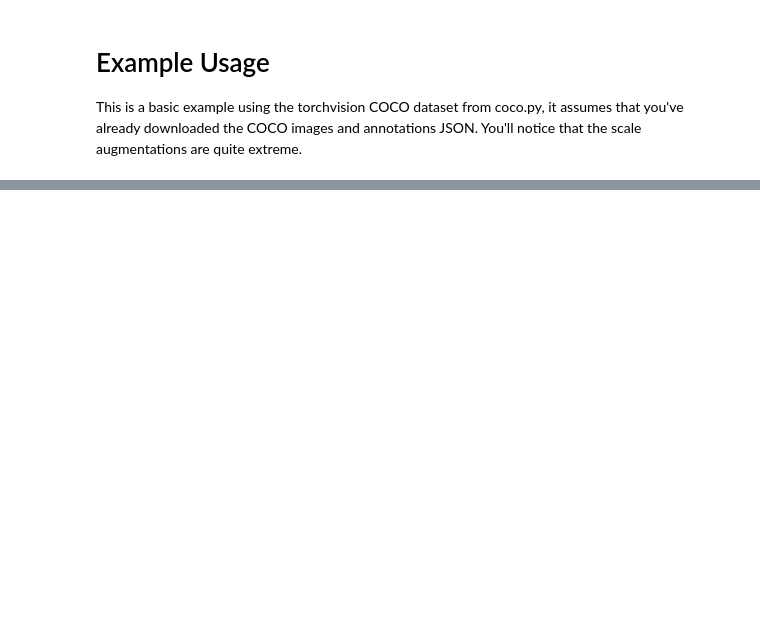
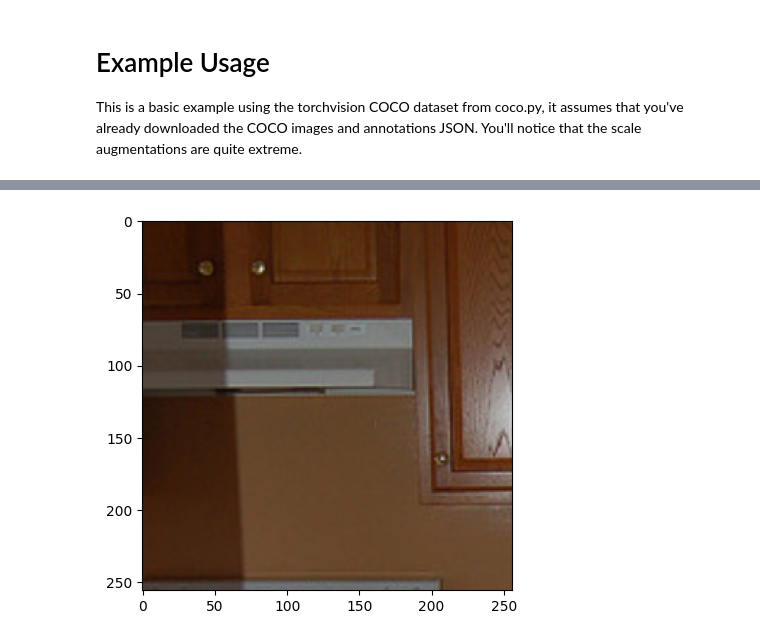
Before and after one commit to JensPars/ADLCV, a Jupyter notebook: simple_copy_paste/example.ipynb, the cells around one changed output, grey strips where cells are left out. Saved outputs shown, nothing was run; the diff lists cells and outputs as text; code cells hidden in the pictures; blank space fills up the shorter version.

```diff
--- a/simple_copy_paste/example.ipynb
+++ b/simple_copy_paste/example.ipynb
@@ -42,2 +42,8 @@ Done (t=0.34s)
 creating index...
 index created!
+# %%
+from torch.utils.data import DataLoader
+
+loader = DataLoader(
+    data, batch_size=1000, shuffle=False, num_workers=0, collate_fn=data.collate_fn
+)
@@ -43,0 +61,11 @@ index created!
+# %%
+loader_iter = iter(loader)
+# %%
+next_batch = next(loader_iter)
+# %%
+for i in range(1000):
+    if len(next_batch[1][i]["boxes"]) == 0:
+        plt.imshow(next_batch[0][i].permute(1, 2, 0) / 255)
+        break
+# %% [output]
+[figure, added]
```
Also changed, not shown: parts of 8 cells of this notebook, 7 other files.
